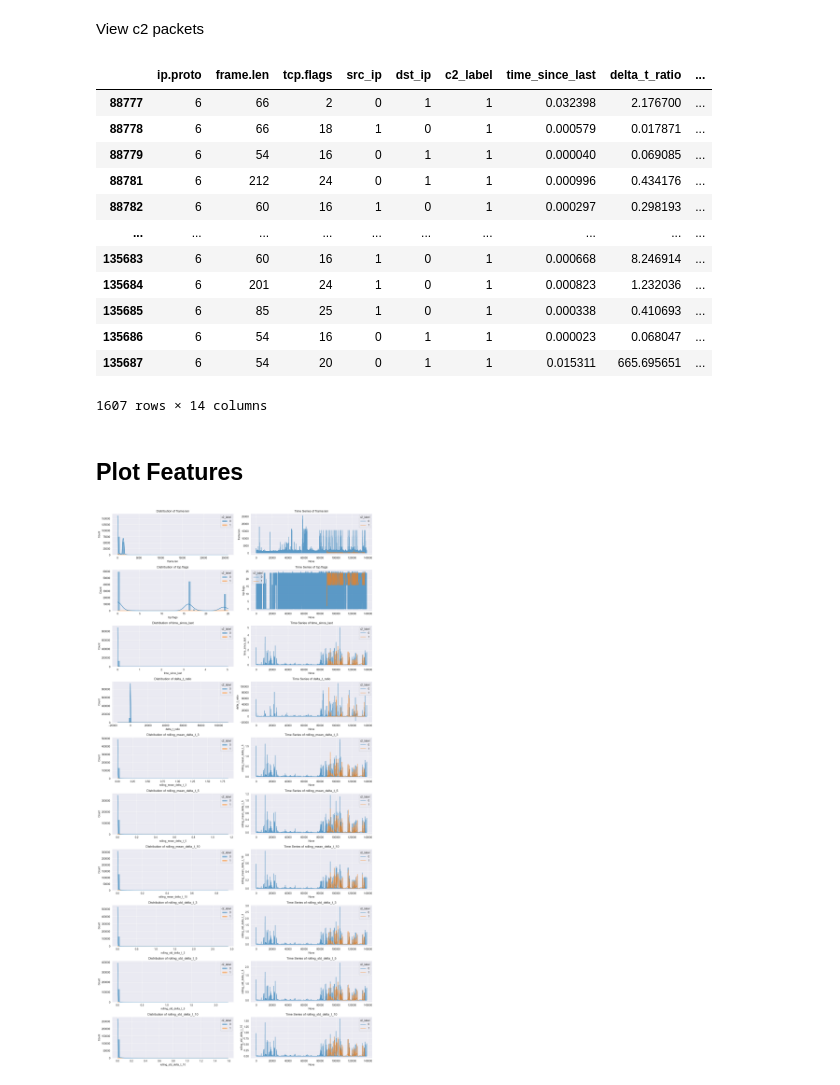
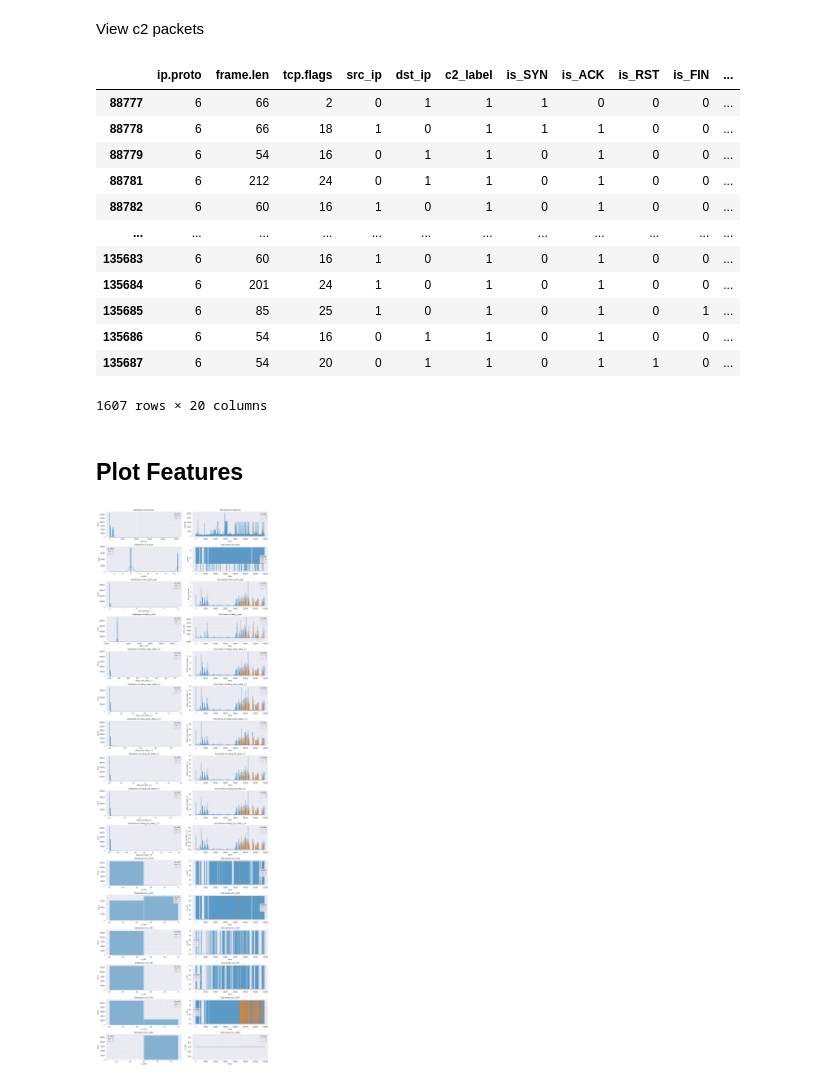
Before and after one commit to nickg-24/c2-ms-capstone, a Jupyter notebook: code/feature_visualization.ipynb, the cells around one changed output. Saved outputs shown, nothing was run; the diff lists cells and outputs as text; code cells hidden in the pictures.

```diff
--- a/code/feature_visualization.ipynb
+++ b/code/feature_visualization.ipynb
@@ -8,53 +8,63 @@ import seaborn as sns
 # %% [markdown]
 ## 1. Load Extracted Features
 # %%
-df = pd.read_csv("../data/metasploit_mixed_0.csv")
-# df = pd.read_csv("../data/foo.csv")
+# df = pd.read_csv("../data/metasploit_mixed_0.csv")
+df = pd.read_csv("../data/foo.csv")
 # %% [markdown]
 View c2 packets
 # %%
 # view entries where c2_label is not 0
 df[df['c2_label'] != 0]
 # %% [output]
-|  | ip.proto | frame.len | tcp.flags | src_ip | dst_ip | c2_label | time_since_last | delta_t_ratio | ... |
-| 88777 | 6 | 66 | 2 | 0 | 1 | 1 | 0.032398 | 2.176700 | ... |
-| 88778 | 6 | 66 | 18 | 1 | 0 | 1 | 0.000579 | 0.017871 | ... |
-| 88779 | 6 | 54 | 16 | 0 | 1 | 1 | 0.000040 | 0.069085 | ... |
-| 88781 | 6 | 212 | 24 | 0 | 1 | 1 | 0.000996 | 0.434176 | ... |
-| 88782 | 6 | 60 | 16 | 1 | 0 | 1 | 0.000297 | 0.298193 | ... |
-| ... | ... | ... | ... | ... | ... | ... | ... | ... | ... |
-| 135683 | 6 | 60 | 16 | 1 | 0 | 1 | 0.000668 | 8.246914 | ... |
-| 135684 | 6 | 201 | 24 | 1 | 0 | 1 | 0.000823 | 1.232036 | ... |
-| 135685 | 6 | 85 | 25 | 1 | 0 | 1 | 0.000338 | 0.410693 | ... |
-| 135686 | 6 | 54 | 16 | 0 | 1 | 1 | 0.000023 | 0.068047 | ... |
-| 135687 | 6 | 54 | 20 | 0 | 1 | 1 | 0.015311 | 665.695651 | ... |
+|  | ip.proto | frame.len | tcp.flags | src_ip | dst_ip | c2_label | is_SYN | is_ACK | is_RST | is_FIN | ... |
+| 88777 | 6 | 66 | 2 | 0 | 1 | 1 | 1 | 0 | 0 | 0 | ... |
+| 88778 | 6 | 66 | 18 | 1 | 0 | 1 | 1 | 1 | 0 | 0 | ... |
+| 88779 | 6 | 54 | 16 | 0 | 1 | 1 | 0 | 1 | 0 | 0 | ... |
+| 88781 | 6 | 212 | 24 | 0 | 1 | 1 | 0 | 1 | 0 | 0 | ... |
+| 88782 | 6 | 60 | 16 | 1 | 0 | 1 | 0 | 1 | 0 | 0 | ... |
+| ... | ... | ... | ... | ... | ... | ... | ... | ... | ... | ... | ... |
+| 135683 | 6 | 60 | 16 | 1 | 0 | 1 | 0 | 1 | 0 | 0 | ... |
+| 135684 | 6 | 201 | 24 | 1 | 0 | 1 | 0 | 1 | 0 | 0 | ... |
+| 135685 | 6 | 85 | 25 | 1 | 0 | 1 | 0 | 1 | 0 | 1 | ... |
+| 135686 | 6 | 54 | 16 | 0 | 1 | 1 | 0 | 1 | 0 | 0 | ... |
+| 135687 | 6 | 54 | 20 | 0 | 1 | 1 | 0 | 1 | 1 | 0 | ... |
-1607 rows × 14 columns
+1607 rows × 20 columns
 # %% [markdown]
 ## Plot Features
 # %%
 # Set seaborn style for better visuals
 sns.set_style("darkgrid")
 
-# Define features to visualize
-features_to_plot = [
-    "frame.len", "tcp.flags", "time_since_last", "delta_t_ratio",
+# Define continuous features (where KDE makes sense)
+continuous_features = [
+    "frame.len", "ip.proto", "time_since_last", "delta_t_ratio",
     "rolling_mean_delta_t_3", "rolling_mean_delta_t_5", "rolling_mean_delta_t_10",
     "rolling_std_delta_t_3", "rolling_std_delta_t_5", "rolling_std_delta_t_10"
 ]
 
+# Define binary categorical features (where KDE should be OFF)
+binary_features = ["is_SYN", "is_ACK", "is_RST", "is_FIN", "is_PSH", "is_URG"]
+
 # Create subplots
-fig, axes = plt.subplots(len(features_to_plot), 2, figsize=(15, len(features_to_plot) * 3))
+fig, axes = plt.subplots(len(continuous_features) + len(binary_features), 2, figsize=(15, (len(continuous_features) + len(binary_features)) * 3))
 
-for i, feature in enumerate(features_to_plot):
-    # Distribution of feature values
+# Plot continuous features (with KDE enabled)
+for i, feature in enumerate(continuous_features):
     sns.histplot(df, x=feature, hue="c2_label", bins=50, kde=True, ax=axes[i, 0])
     axes[i, 0].set_title(f"Distribution of {feature}")
 
-    # Time series visualization
+    sns.lineplot(data=df, x=df.index, y=feature, hue="c2_label", ax=axes[i, 1], alpha=0.7)
+    axes[i, 1].set_title(f"Time Series of {feature}")
+
+# Plot binary features (without KDE)
+for i, feature in enumerate(binary_features, start=len(continuous_features)):
+    sns.histplot(df, x=feature, hue="c2_label", bins=2, kde=False, ax=axes[i, 0])
+    axes[i, 0].set_title(f"Distribution of {feature}")
+
     sns.lineplot(data=df, x=df.index, y=feature, hue="c2_label", ax=axes[i, 1], alpha=0.7)
     axes[i, 1].set_title(f"Time Series of {feature}")
 
 plt.tight_layout()
 plt.show()
 # %% [output]
-[figure, old version]
+[figure, new version]
```
Also changed, not shown: parts of 1 cell of this notebook, 6 other files.
